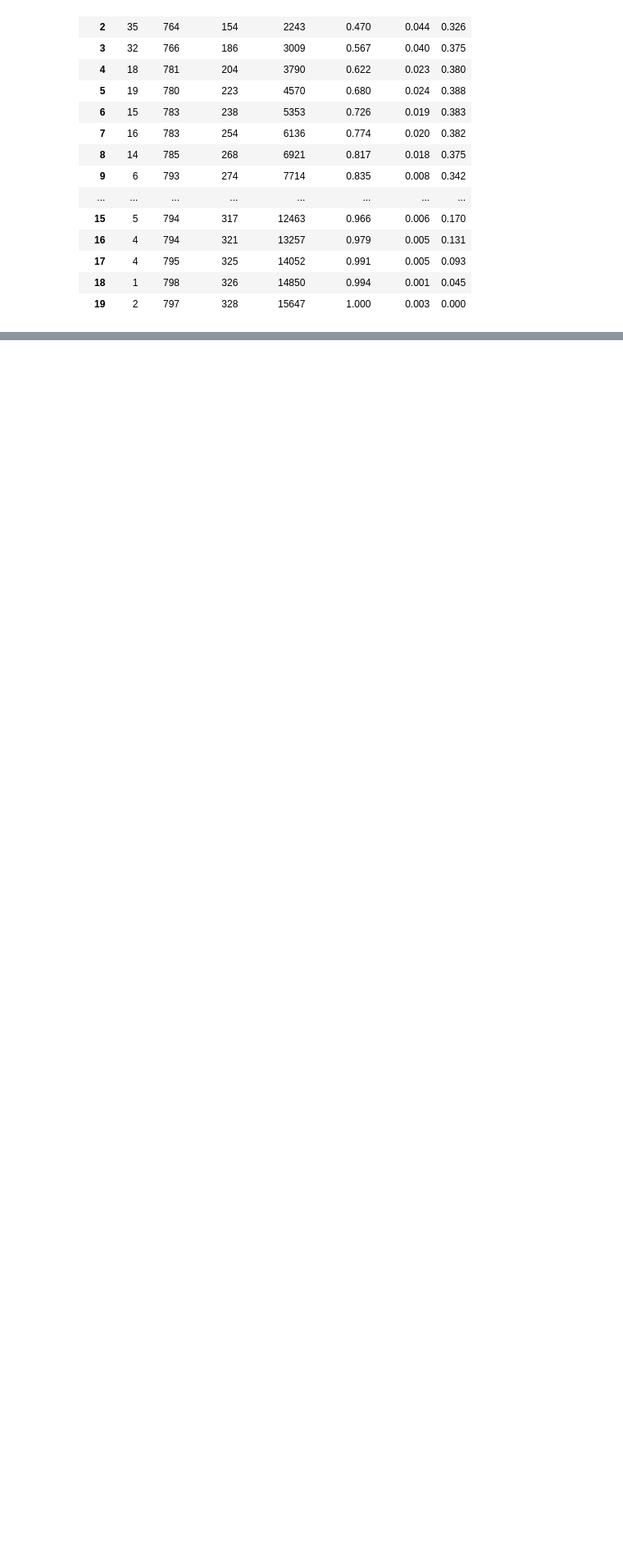
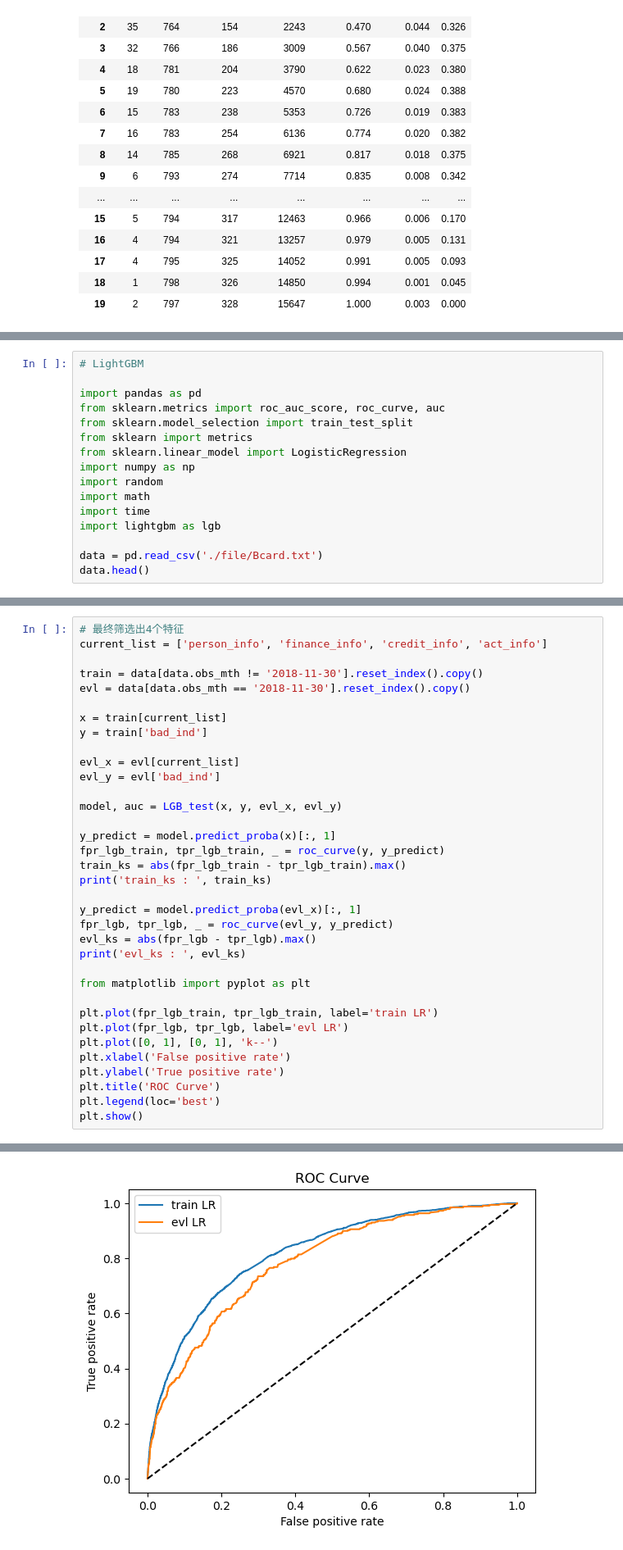
Before and after one commit to BrownSuagr/ai-lesson, a Jupyter notebook: STAGE-5 金融风控项目/项目数据处理/6-机器学习评分卡.ipynb, the cells around one changed output, grey strips where cells are left out. Shown: that part at 82% size. Saved outputs shown, nothing was run; the diff lists cells and outputs as text; blank space fills up the shorter version.

```diff
--- a/STAGE-5 金融风控项目/项目数据处理/6-机器学习评分卡.ipynb
+++ b/STAGE-5 金融风控项目/项目数据处理/6-机器学习评分卡.ipynb
@@ -403,0 +845,16 @@ ModuleNotFoundError: No module named 'pyecharts'
+# %%
+# LightGBM
+
+import pandas as pd
+from sklearn.metrics import roc_auc_score, roc_curve, auc
+from sklearn.model_selection import train_test_split
+from sklearn import metrics
+from sklearn.linear_model import LogisticRegression
+import numpy as np
+import random
+import math
+import time
+import lightgbm as lgb
+
+data = pd.read_csv('./file/Bcard.txt')
+data.head()
@@ -403,0 +1019,36 @@ ModuleNotFoundError: No module named 'pyecharts'
+# %%
+# 最终筛选出4个特征
+current_list = ['person_info', 'finance_info', 'credit_info', 'act_info']
+
+train = data[data.obs_mth != '2018-11-30'].reset_index().copy()
+evl = data[data.obs_mth == '2018-11-30'].reset_index().copy()
+
+x = train[current_list]
+y = train['bad_ind']
+
+evl_x = evl[current_list]
+evl_y = evl['bad_ind']
+
+model, auc = LGB_test(x, y, evl_x, evl_y)
+
+y_predict = model.predict_proba(x)[:, 1]
+fpr_lgb_train, tpr_lgb_train, _ = roc_curve(y, y_predict)
+train_ks = abs(fpr_lgb_train - tpr_lgb_train).max()
+print('train_ks : ', train_ks)
+
+y_predict = model.predict_proba(evl_x)[:, 1]
+fpr_lgb, tpr_lgb, _ = roc_curve(evl_y, y_predict)
+evl_ks = abs(fpr_lgb - tpr_lgb).max()
+print('evl_ks : ', evl_ks)
+
+from matplotlib import pyplot as plt
+
+plt.plot(fpr_lgb_train, tpr_lgb_train, label='train LR')
+plt.plot(fpr_lgb, tpr_lgb, label='evl LR')
+plt.plot([0, 1], [0, 1], 'k--')
+plt.xlabel('False positive rate')
+plt.ylabel('True positive rate')
+plt.title('ROC Curve')
+plt.legend(loc='best')
+plt.show()
+# %% [output]
@@ -403,0 +1072 @@ ModuleNotFoundError: No module named 'pyecharts'
+[figure, added]
```
Also changed, not shown: parts of 31 cells of this notebook, 4 other files.
